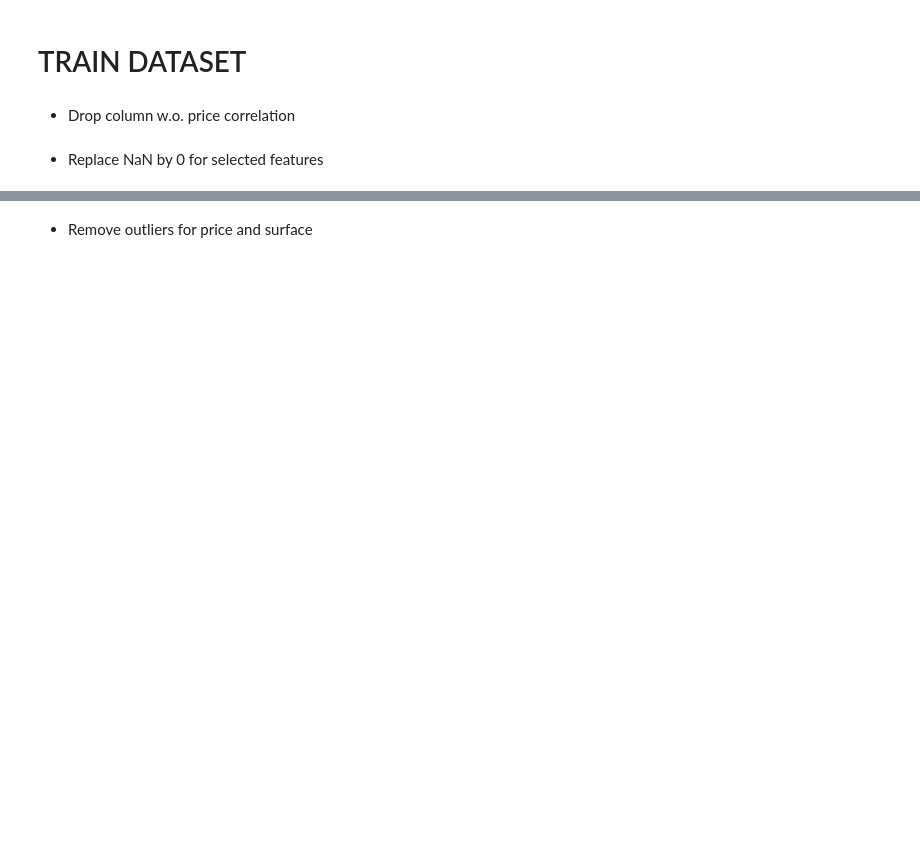
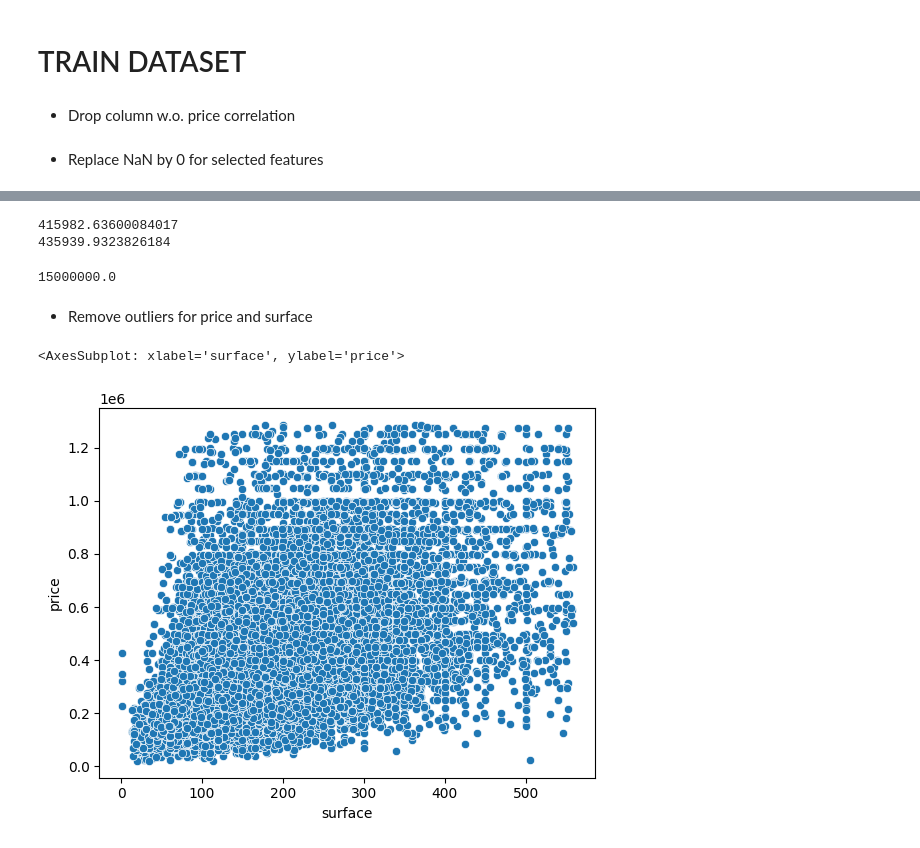
Before and after one commit to tanialemos/data-ML-old, a Jupyter notebook: cleaning_ML.ipynb, the cells around one changed output, grey strips where cells are left out. Saved outputs shown, nothing was run; the diff lists cells and outputs as text; code cells hidden in the pictures; blank space fills up the shorter version.

```diff
--- a/cleaning_ML.ipynb
+++ b/cleaning_ML.ipynb
@@ -61,4 +110,12 @@ df_train["terrace"] = df_train["terrace"].replace(NaN, 0).astype(int)
 # %%
 df_train.drop(df_train.index[df_train['type_of_property'] == 'HOUSE_GROUP'], inplace=True)
-df_train.drop(df_train.index[df_train['type_of_property'] == 'APPARTMENT_GROUP'], inplace=True)
-df_train.drop(df_train.index[df_train['type_of_sale'] != 'residential_sale'], inplace=True)
+df_train.drop(df_train.index[df_train['type_of_property'] == 'APARTMENT_GROUP'], inplace=True)
+
+# df_train.isnull().sum()
+print(df_train["price"].mean())
+print(df_train["price"].std())
+df_train["price"].max()
+# %% [output]
+415982.63600084017
+435939.9323826184
+15000000.0
@@ -77,3 +139,8 @@ data = df_train[(df_train['surface'] < upper_lim) & (df_train['surface'] > lower
+# %%
+sb.scatterplot(data=df_train, x = "surface", y = "price")
+# %% [output]
+<AxesSubplot: xlabel='surface', ylabel='price'>
+[figure, added]
 # %%
 #del df["id"]
 Var_Corr = df_train.corr()
```
Also changed, not shown: parts of 12 cells of this notebook, 2 other files.
